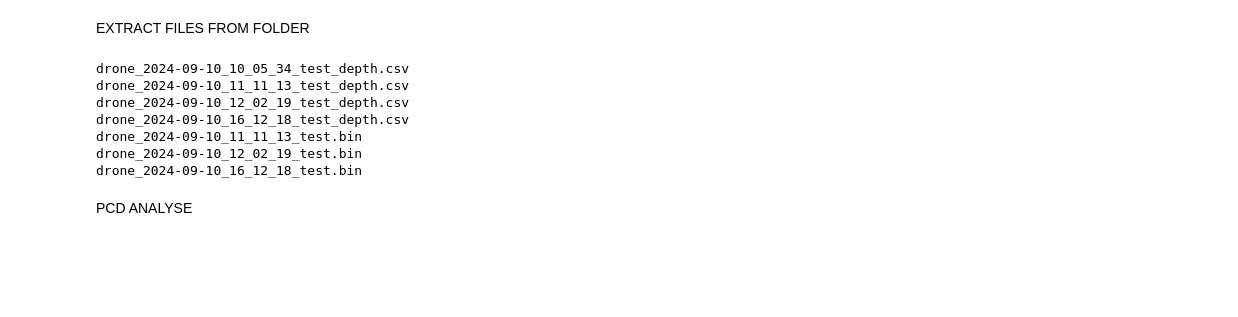
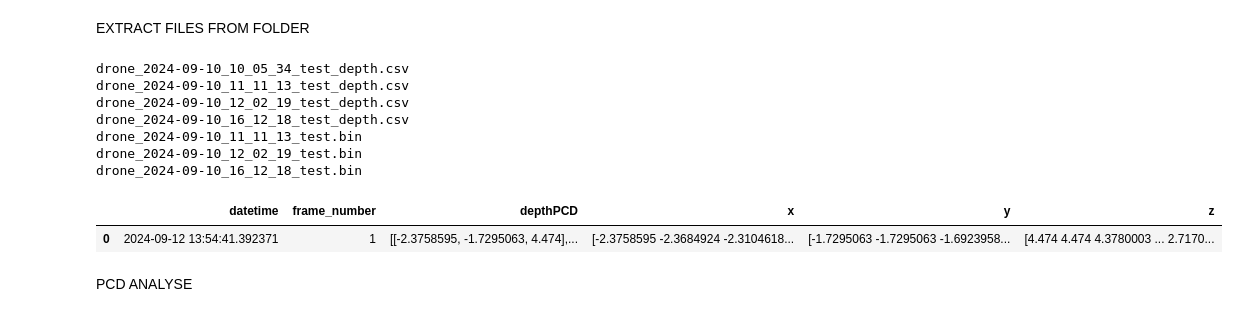
Before and after one commit to tirthankarhalder/mmSLAM, a Jupyter notebook: generatePCDAnalyse.ipynb, the cells around one changed output. Saved outputs shown, nothing was run; the diff lists cells and outputs as text; code cells hidden in the pictures; blank space fills up the shorter version.

```diff
--- a/generatePCDAnalyse.ipynb
+++ b/generatePCDAnalyse.ipynb
@@ -30,8 +30,12 @@ drone_2024-09-10_11_11_13_test.bin
 drone_2024-09-10_12_02_19_test.bin
 drone_2024-09-10_16_12_18_test.bin
 # %%
-lidarDf = pd.read_csv("./datasets/lidar_data/drone_2024-09-10_16_12_18_test_lidar.csv")
-depthDf = pd.read_csv("./datasets/depth_data/drone_2024-09-10_12_02_19_test_depth.csv")
+# lidarDf = pd.read_csv("./datasets/lidar_data/drone_2024-09-10_16_12_18_test_lidar.csv")
+depthDf = pd.read_csv("./datasets/depth_data/drone_2024-09-12_13_54_37_test_depth.csv")
+depthDf.head(5)
+# %% [output]
+|  | datetime | frame_number | depthPCD | x | y | z |
+| 0 | 2024-09-12 13:54:41.392371 | 1 | [[-2.3758595, -1.7295063, 4.474],... | [-2.3758595 -2.3684924 -2.3104618... | [-1.7295063 -1.7295063 -1.6923958... | [4.474 4.474 4.3780003 ... 2.7170... |
 # %% [markdown]
 PCD ANALYSE
 # %%
```
Also changed, not shown: parts of 2 cells of this notebook, 7 other files.
